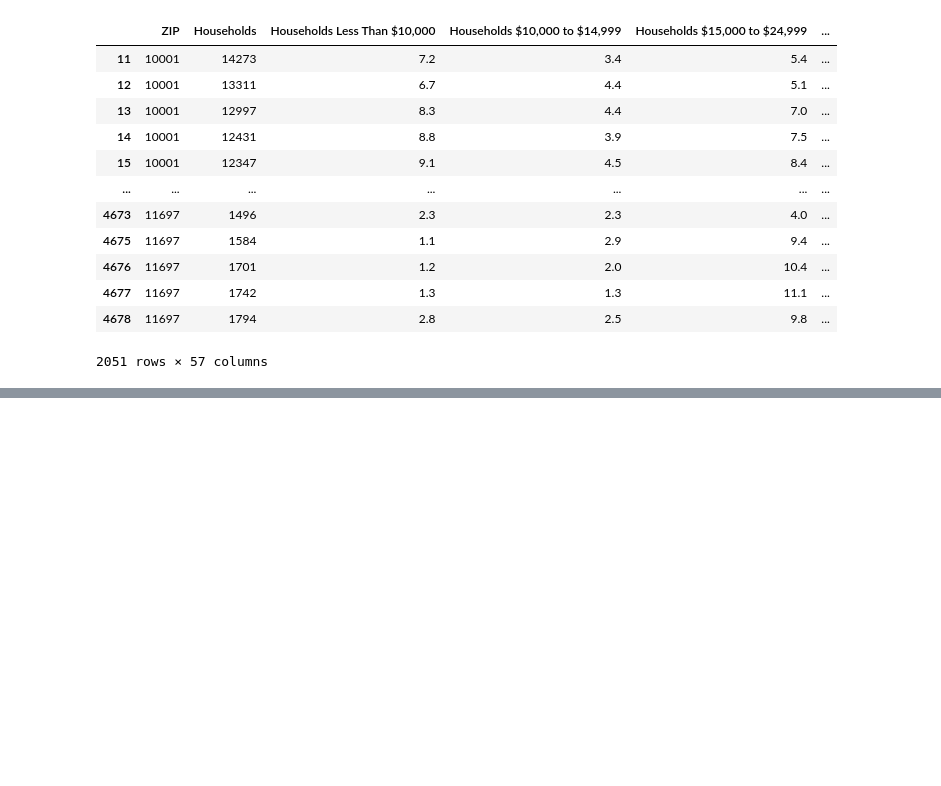
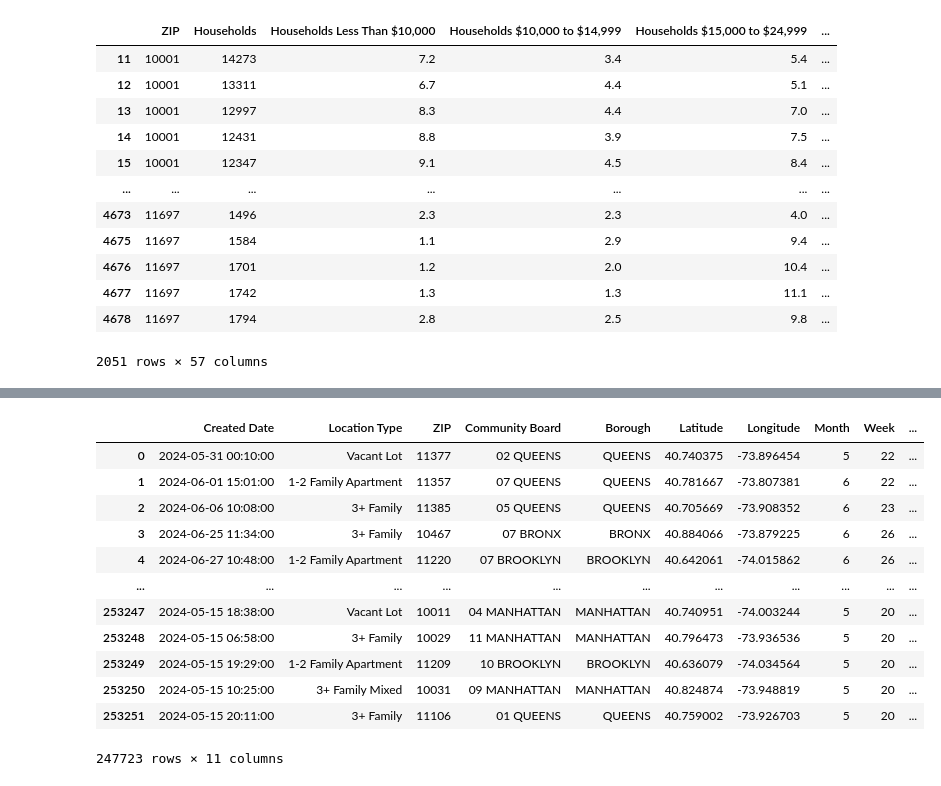
Before and after one commit to trishaa4144/cmsc320-final, a Jupyter notebook: income_data_cleaning.ipynb, the cells around one changed output, grey strips where cells are left out. Drawn from its saved outputs; the diff is of its cells as text; code cells hidden in the pictures; blank space fills up the shorter version.

```diff
--- a/income_data_cleaning.ipynb
+++ b/income_data_cleaning.ipynb
@@ -5,6 +7,7 @@ import pandas as pd
 # %%
 income_df = pd.read_csv("us_income_zipcode.csv")
 zipcode_borough = pd.read_csv("New_York_State_ZIP_Codes-County_FIPS_Cross-Reference.csv")
+df = pd.read_csv("Rat_Sightings_20240917.csv", low_memory=False)
 # %%
 ### Dropping all margin of error columns
 def drop_margin_cols():
@@ -187,0 +271,20 @@ plt.show()
+# %%
+#Making changes to df to merge well
+df["Incident Zip"] = df["Incident Zip"].astype(int)
+df['Year'] = df['Created Date'].dt.year
+df.rename(columns={'Incident Zip': 'ZIP'}, inplace=True)
+df
+# %% [output]
+|  | Created Date | Location Type | ZIP | Community Board | Borough | Latitude | Longitude | Month | Week | ... |
+| 0 | 2024-05-31 00:10:00 | Vacant Lot | 11377 | 02 QUEENS | QUEENS | 40.740375 | -73.896454 | 5 | 22 | ... |
+| 1 | 2024-06-01 15:01:00 | 1-2 Family Apartment | 11357 | 07 QUEENS | QUEENS | 40.781667 | -73.807381 | 6 | 22 | ... |
+| 2 | 2024-06-06 10:08:00 | 3+ Family | 11385 | 05 QUEENS | QUEENS | 40.705669 | -73.908352 | 6 | 23 | ... |
+| 3 | 2024-06-25 11:34:00 | 3+ Family | 10467 | 07 BRONX | BRONX | 40.884066 | -73.879225 | 6 | 26 | ... |
+| 4 | 2024-06-27 10:48:00 | 1-2 Family Apartment | 11220 | 07 BROOKLYN | BROOKLYN | 40.642061 | -74.015862 | 6 | 26 | ... |
+| ... | ... | ... | ... | ... | ... | ... | ... | ... | ... | ... |
+| 253247 | 2024-05-15 18:38:00 | Vacant Lot | 10011 | 04 MANHATTAN | MANHATTAN | 40.740951 | -74.003244 | 5 | 20 | ... |
+| 253248 | 2024-05-15 06:58:00 | 3+ Family | 10029 | 11 MANHATTAN | MANHATTAN | 40.796473 | -73.936536 | 5 | 20 | ... |
+| 253249 | 2024-05-15 19:29:00 | 1-2 Family Apartment | 11209 | 10 BROOKLYN | BROOKLYN | 40.636079 | -74.034564 | 5 | 20 | ... |
+| 253250 | 2024-05-15 10:25:00 | 3+ Family Mixed | 10031 | 09 MANHATTAN | MANHATTAN | 40.824874 | -73.948819 | 5 | 20 | ... |
+| 253251 | 2024-05-15 20:11:00 | 3+ Family | 11106 | 01 QUEENS | QUEENS | 40.759002 | -73.926703 | 5 | 20 | ... |
+247723 rows × 11 columns
```
Also changed, not shown: parts of 10 cells of this notebook.
